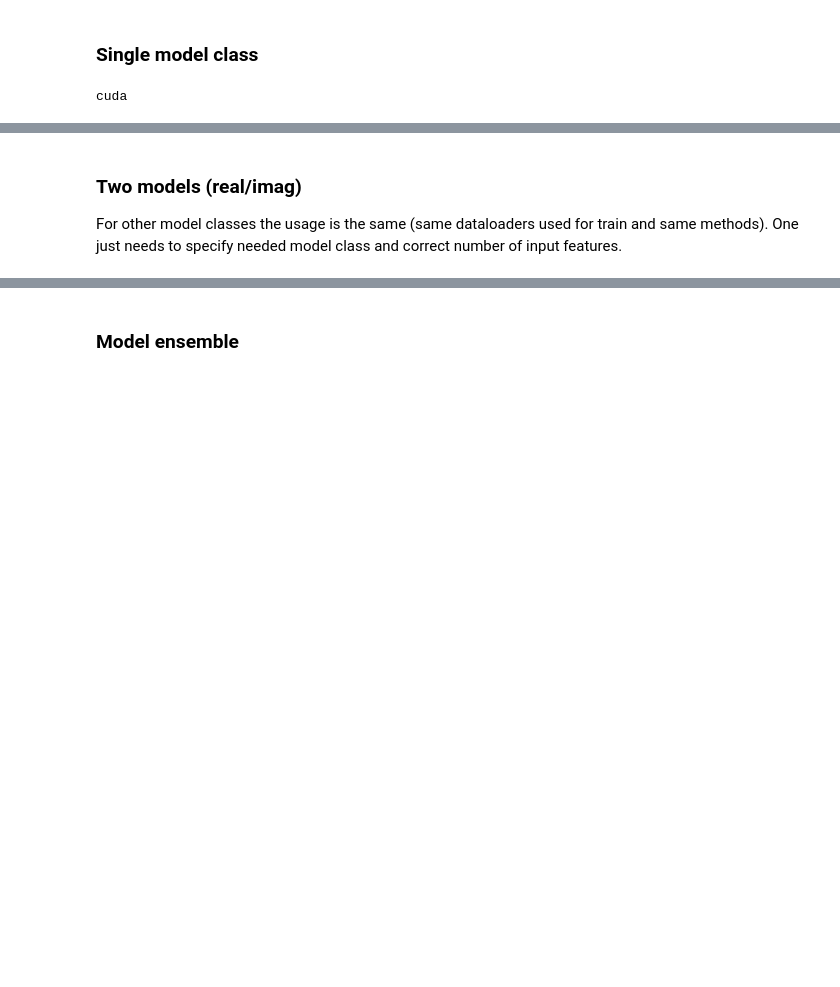
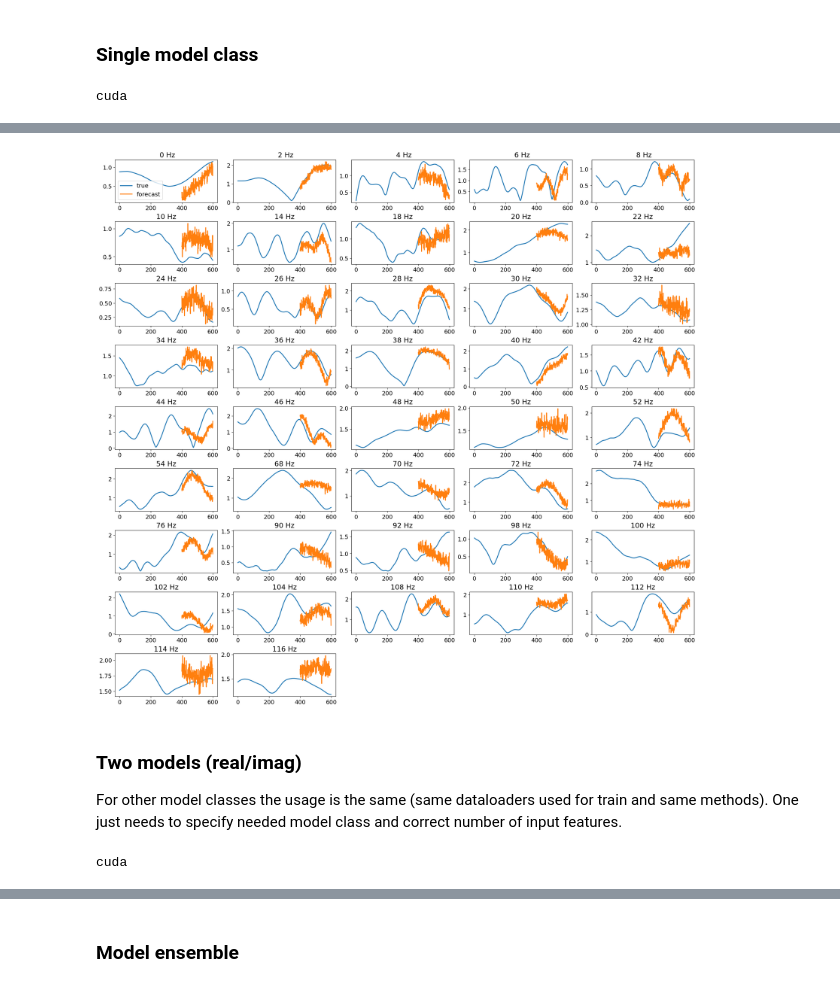
Before and after one commit to maxbalrog/laser-jitter, a Jupyter notebook: usage.ipynb, the cells around one changed output, grey strips where cells are left out. Saved outputs shown, nothing was run; the diff lists cells and outputs as text; code cells hidden in the pictures; blank space fills up the shorter version.

```diff
--- a/usage.ipynb
+++ b/usage.ipynb
@@ -591,7 +622,7 @@ devices = ['cpu', 'cuda']
 for i,device in enumerate(devices):
     models[i].model.eval()
     t_start = time.time()
-    prediction = models[i].predict_on_series(series_past, ts, device=device)
+    prediction = models[i].predict_on_series(series_past, series_class, device=device)
     prediction = prediction[-prediction_window:-prediction_window+forecast_window]
     t_pred = time.time() - t_start
     predictions.append(prediction)
@@ -617,3 +687,45 @@ plt.show()
+# %%
+plt.figure(figsize=(20,20), layout='constrained')
+for i in range(min([n_bands, 50])):
+    plt.subplot(10,5,i+1)
+    plt.plot(amplitudes[:,i], label='true')
+    plt.plot(training_window+np.arange(prediction_window),
+             amplitudes_pred[:,i], label='forecast')
+    plt.title('{:2.0f} Hz'.format(series_class.freq_filt[i]))
+    if i == 0:
+        plt.legend()
+plt.show()
+# %% [output]
+[figure, added]
 # %% [markdown]
 ### Two models (real/imag)
 For other model classes the usage is the same (same dataloaders used for train and same methods). One just needs to specify needed model class and correct number of input features.
+# %%
+# notice that the number of features is twice smaller than in the previous case
+n_features = len(series_class.freq_filt)
+use_cuda = torch.cuda.is_available()
+device = 'cuda' if use_cuda else 'cpu'
+print(device)
+
+n_hidden_lstm = 64
+n_hidden_fc = 1000
+model_params = {
+    'n_features': n_features,
+    'n_hidden_lstm': n_hidden_lstm,
+    'n_hidden_fc': n_hidden_fc,
+    'n_outputs': prediction_window*n_features,
+    'n_out_features': n_features,
+    'sequence_len': training_window,
+    'n_lstm_layers': 2,
+    'n_deep_layers': 1,
+    'dropout': 0.2,
+    'use_cuda': use_cuda
+}
+save_folder = f'models/rnn_stft_tw_{training_window}_pw_{prediction_window}_hidlstm_{n_hidden_lstm}_hidfc_{n_hidden_fc}/'
+load_model = False
+# load_model = True
+
+model = None
+model_high_level = RNNSTFT_real_imag(model_params, model, save_folder, load_model)
+# %% [output]
+cuda
```
Also changed, not shown: parts of 26 cells of this notebook, 1 other file.
